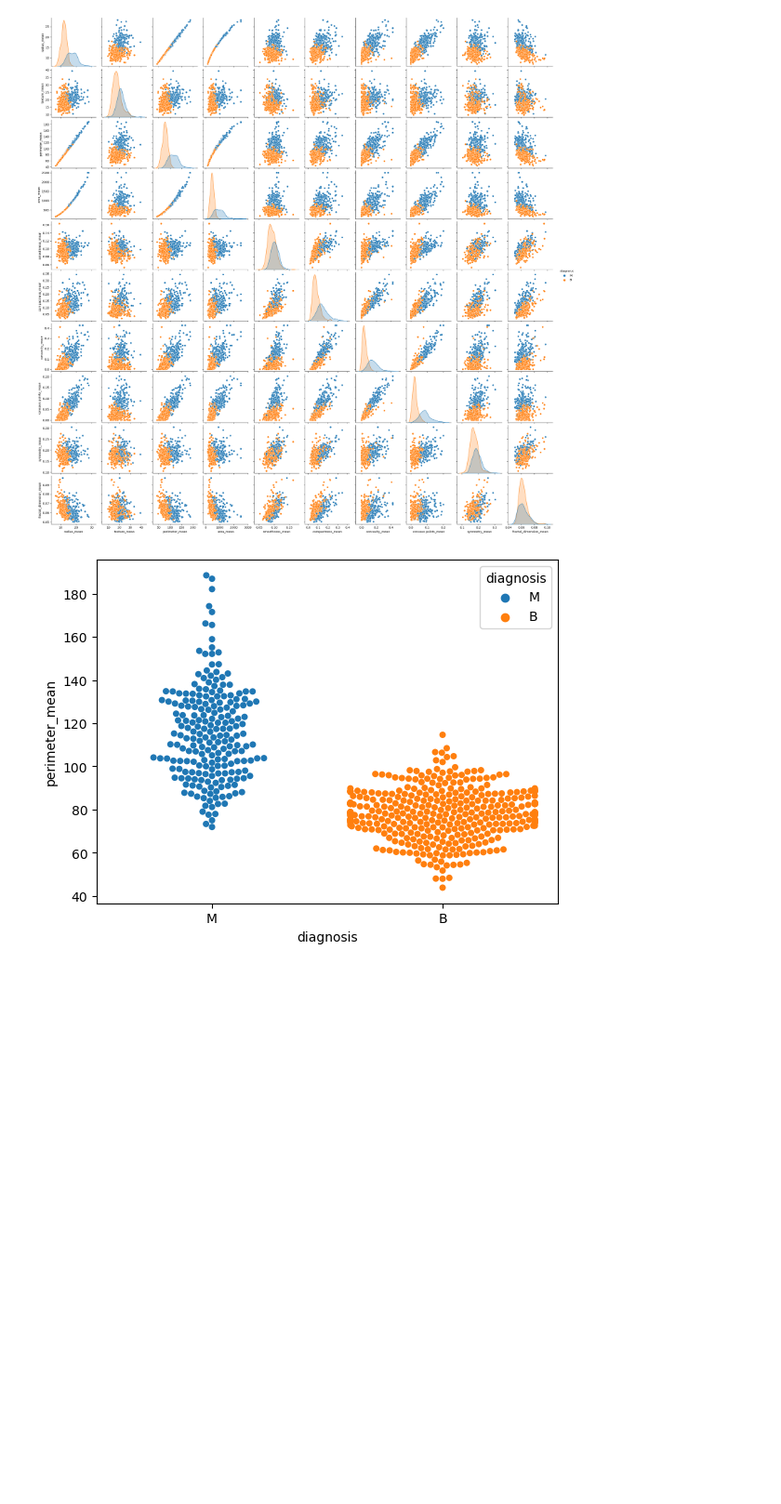
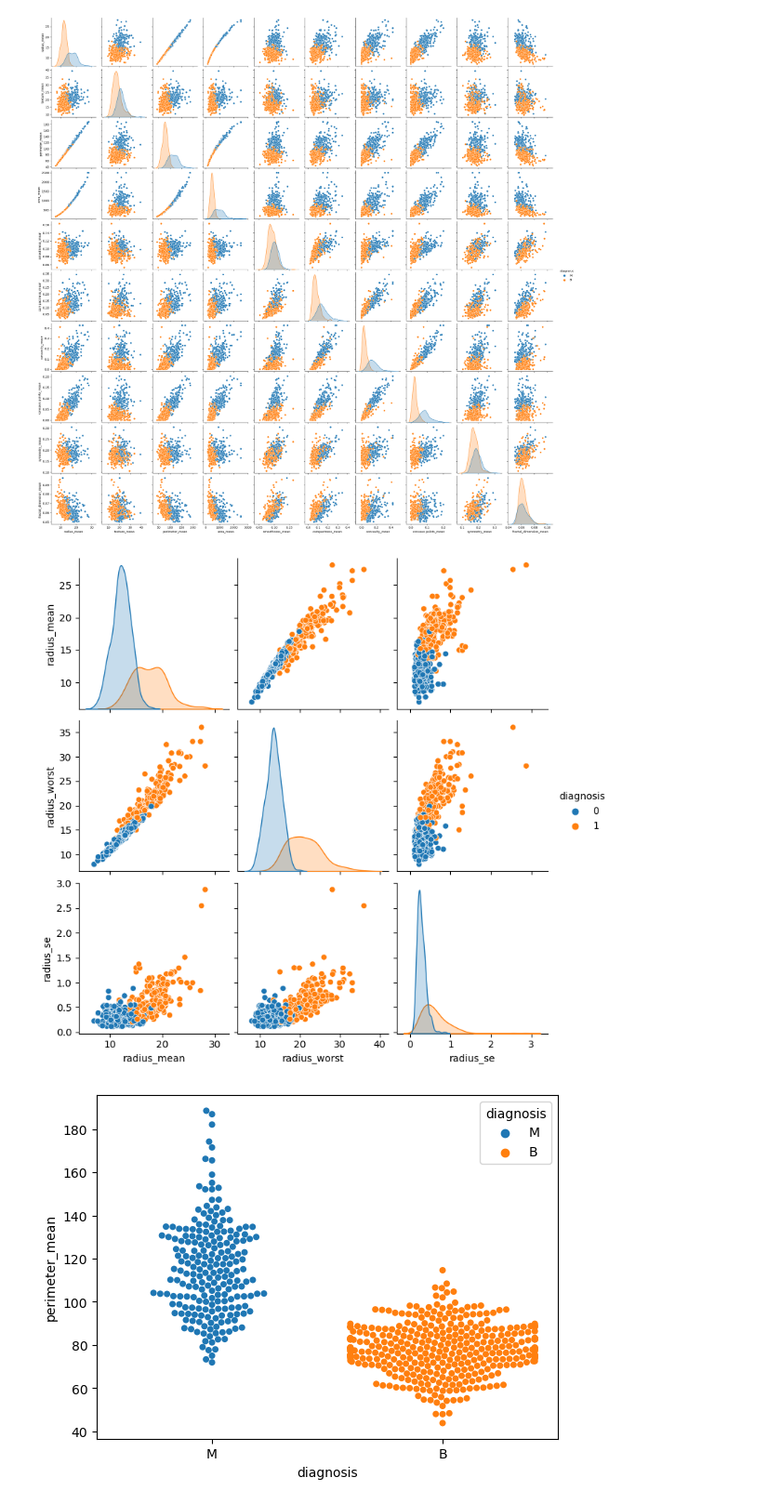
Before and after one commit to awsRKG/ML-capstone-project, a Jupyter notebook: src/uci-breast-tumor-images.ipynb, the cells around one changed output. Shown at 93% size. Cells and saved outputs as stored; diff of their text form; code cells hidden in the pictures; blank space fills up the shorter version.

```diff
--- a/src/uci-breast-tumor-images.ipynb
+++ b/src/uci-breast-tumor-images.ipynb
@@ -156,6 +160,12 @@ sns.pairplot(data[columns], hue='diagnosis')
 plt.show()
 # %% [output]
 [figure]
+# %%
+cols=["diagnosis", "radius_mean", "radius_worst", "radius_se"]
+sns.pairplot(data[cols], hue='diagnosis')
+plt.show()
+# %% [output]
+[figure, added]
 # %%
 sns.swarmplot(x=data.diagnosis,y=data.perimeter_mean,hue=data.diagnosis)
 plt.show()
```
Also changed, not shown: parts of 27 cells of this notebook.
